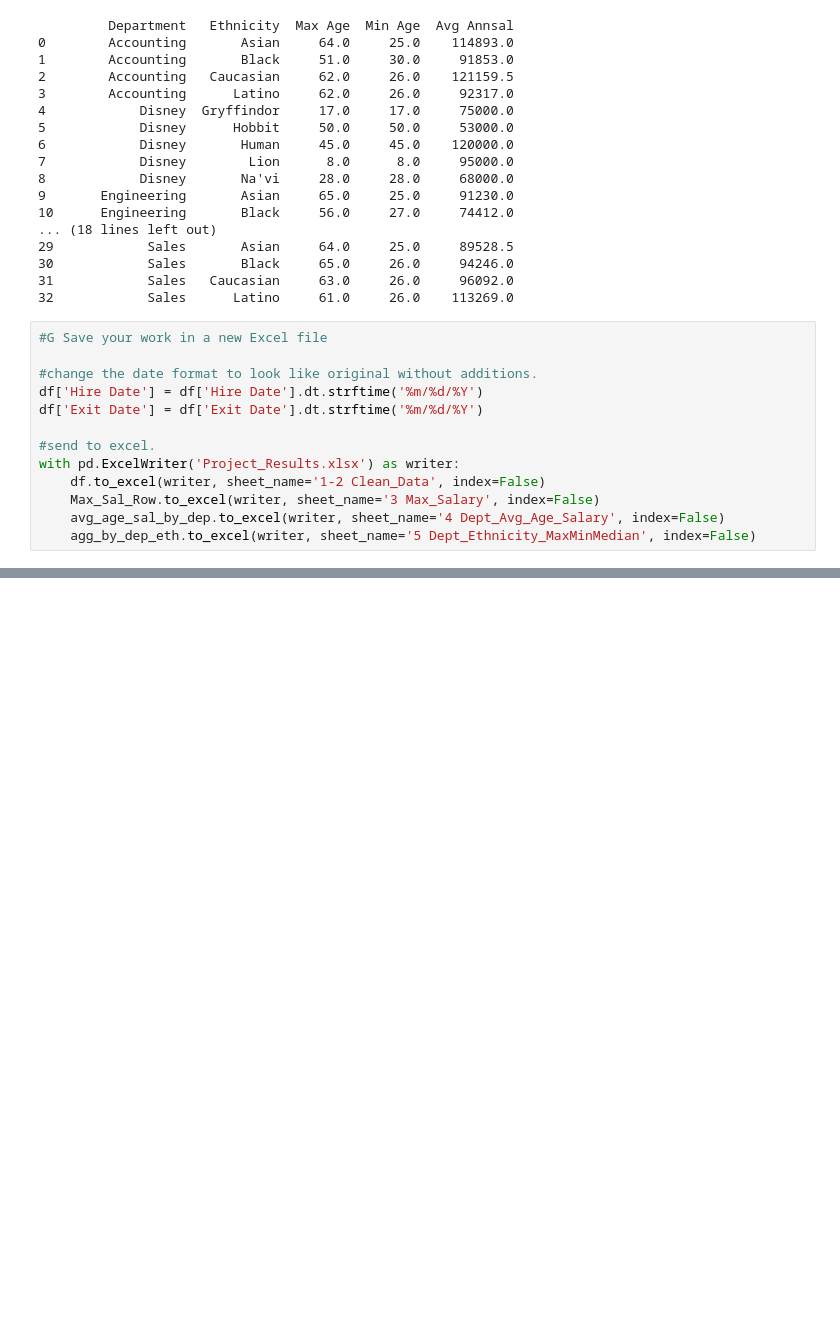
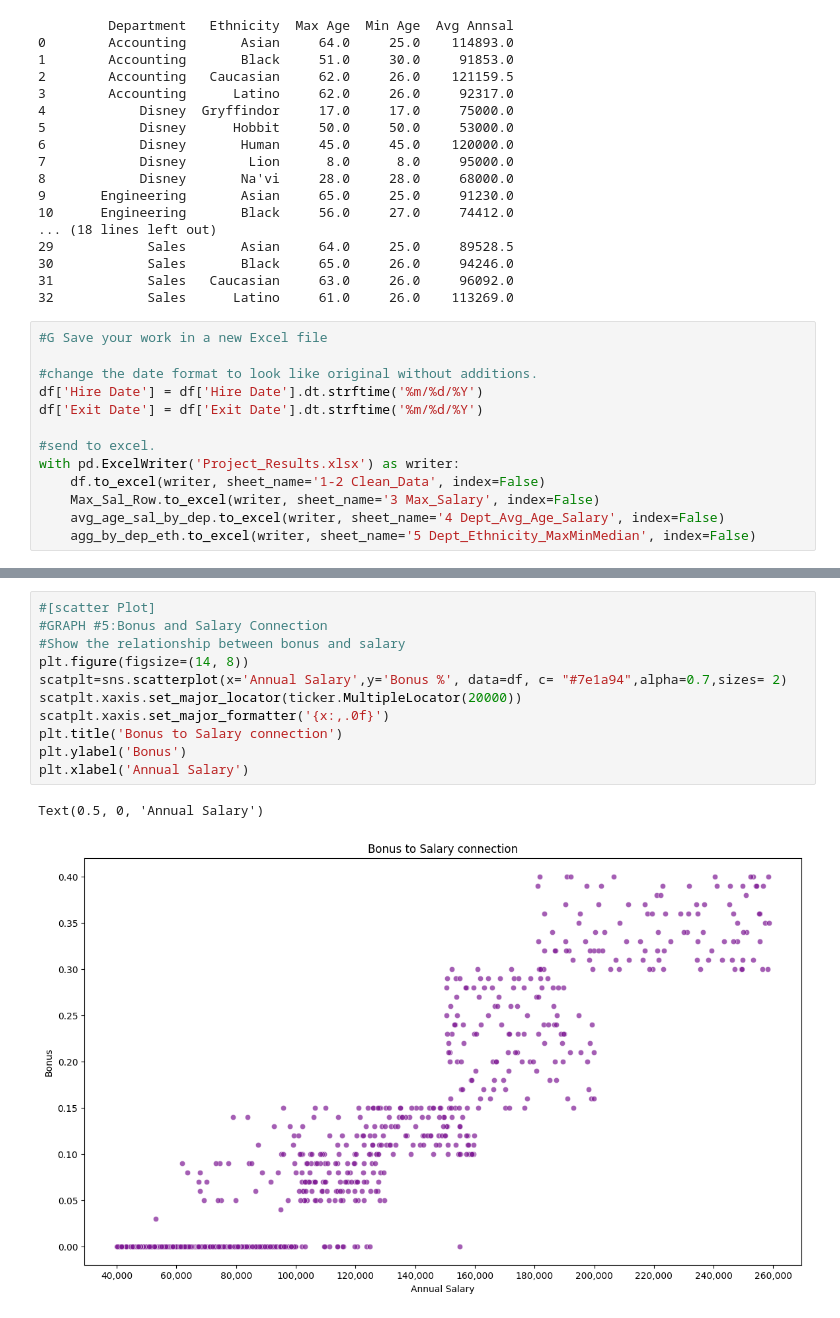
Before and after one commit to BaraaAlyateem/Task3_DataCleaning, a Jupyter notebook: project.ipynb, the cells around one changed output, grey strips where cells are left out. Saved outputs shown, nothing was run; the diff lists cells and outputs as text; blank space fills up the shorter version.

```diff
--- a/project.ipynb
+++ b/project.ipynb
@@ -176,0 +277,14 @@ with pd.ExcelWriter('Project_Results.xlsx') as writer:
+# %%
+#[scatter Plot]
+#GRAPH #5:Bonus and Salary Connection
+#Show the relationship between bonus and salary
+plt.figure(figsize=(14, 8))
+scatplt=sns.scatterplot(x='Annual Salary',y='Bonus %', data=df, c= "#7e1a94",alpha=0.7,sizes= 2)
+scatplt.xaxis.set_major_locator(ticker.MultipleLocator(20000))
+scatplt.xaxis.set_major_formatter('{x:,.0f}')
+plt.title('Bonus to Salary connection')
+plt.ylabel('Bonus')
+plt.xlabel('Annual Salary')
+# %% [output]
+Text(0.5, 0, 'Annual Salary')
+[figure, added]
```
Also changed, not shown: parts of 5 cells of this notebook, 1 other file.
